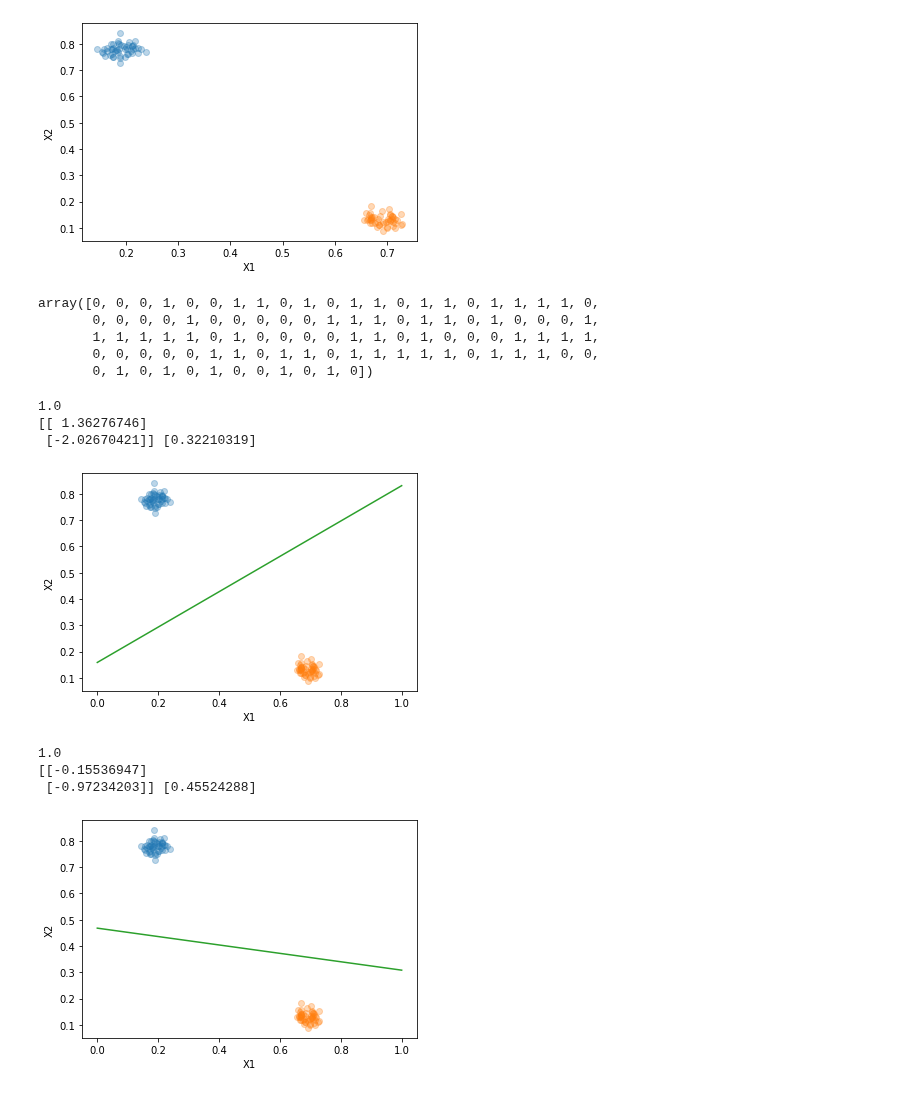
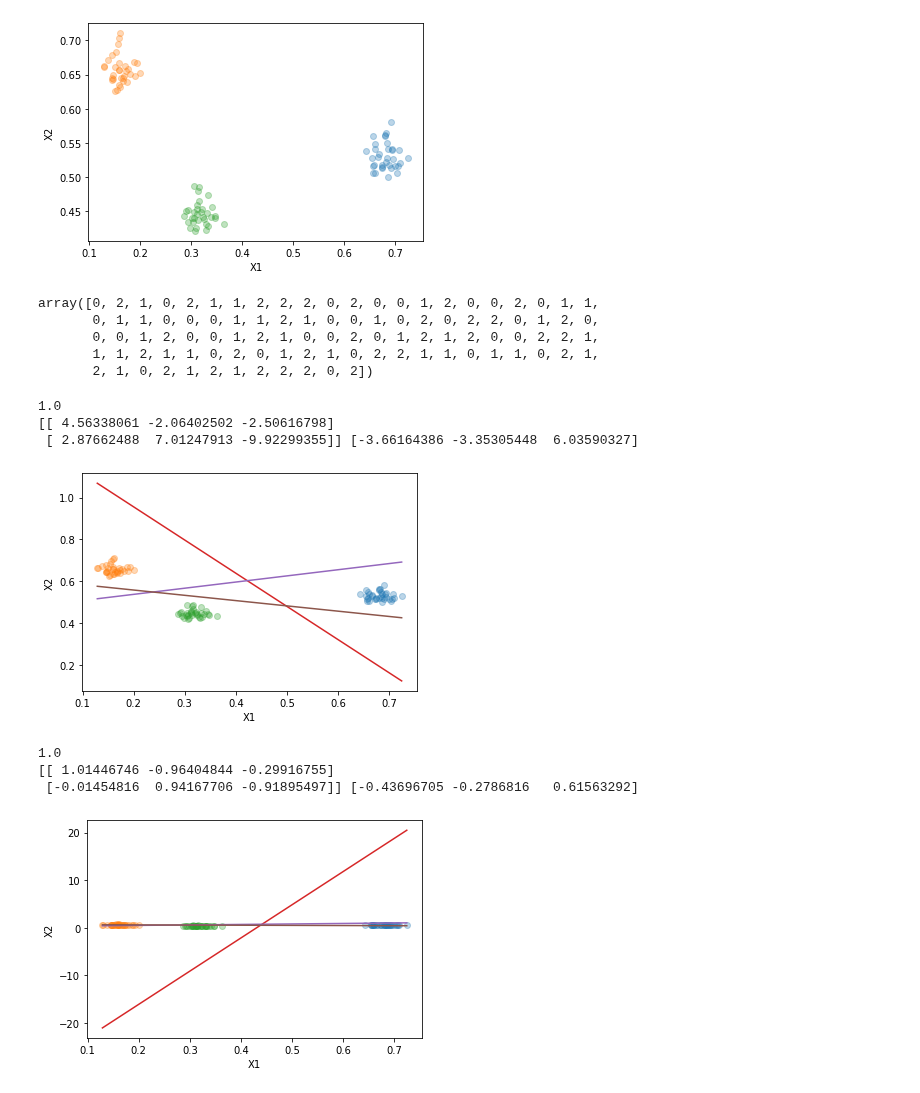
Before and after one commit to fboldt/aulasann, a Jupyter notebook: pinv.ipynb, the cells around one changed output. Cells and saved outputs as stored; diff of their text form; code cells hidden in the pictures.

```diff
--- a/pinv.ipynb
+++ b/pinv.ipynb
@@ -19,17 +19,17 @@ def plotahiperplano(vetor, bias=0, xmin=0, xmax=1):
     ys = (-vetor[0] / vetor[1]) * xs - bias / vetor[1]
     plt.plot(xs,ys)
 
-X, y = geradataset(100)
+X, y = geradataset(100,3)
 plotadataset(X, y)
 plt.show()
 y
 # %% [output]
-[figure, old version]
+[figure, new version]
-array([0, 0, 0, 1, 0, 0, 1, 1, 0, 1, 0, 1, 1, 0, 1, 1, 0, 1, 1, 1, 1, 0,
-       0, 0, 0, 0, 1, 0, 0, 0, 0, 0, 1, 1, 1, 0, 1, 1, 0, 1, 0, 0, 0, 1,
-       1, 1, 1, 1, 1, 0, 1, 0, 0, 0, 0, 1, 1, 0, 1, 0, 0, 0, 1, 1, 1, 1,
-       0, 0, 0, 0, 0, 1, 1, 0, 1, 1, 0, 1, 1, 1, 1, 1, 0, 1, 1, 1, 0, 0,
-       0, 1, 0, 1, 0, 1, 0, 0, 1, 0, 1, 0])
+array([0, 2, 1, 0, 2, 1, 1, 2, 2, 2, 0, 2, 0, 0, 1, 2, 0, 0, 2, 0, 1, 1,
+       0, 1, 1, 0, 0, 0, 1, 1, 2, 1, 0, 0, 1, 0, 2, 0, 2, 2, 0, 1, 2, 0,
+       0, 0, 1, 2, 0, 0, 1, 2, 1, 0, 0, 2, 0, 1, 2, 1, 2, 0, 0, 2, 2, 1,
+       1, 1, 2, 1, 1, 0, 2, 0, 1, 2, 1, 0, 2, 2, 1, 1, 0, 1, 1, 0, 2, 1,
+       2, 1, 0, 2, 1, 2, 1, 2, 2, 2, 0, 2])
 # %%
 class CustoPerceptron():
     @staticmethod
@@ -103,16 +103,20 @@ class Perceptron(BaseEstimator, ClassifierMixin):
 # %%
 perceptron = Perceptron(Adaline())
 perceptron.fit(X, y)
 ypred = perceptron.predict(X)
 print(sum(y == ypred)/len(y))
 print(perceptron.w[1:], perceptron.w[0])
 plotadataset(X, y)
-plotahiperplano(perceptron.w[1:],perceptron.w[0])
+if len(set(y)) > 2:
+    for i in range(len(set(y))):
+        plotahiperplano(perceptron.w[1:,i], perceptron.w[0,i], min(X[:,0]), max(X[:,0]))
+else:
+    plotahiperplano(perceptron.w[1:],perceptron.w[0])
 # %% [output]
 1.0
-[[ 1.36276746]
- [-2.02670421]] [0.32210319]
+[[ 4.56338061 -2.06402502 -2.50616798]
+ [ 2.87662488  7.01247913 -9.92299355]] [-3.66164386 -3.35305448  6.03590327]
-[figure, old version]
+[figure, new version]
 # %%
 perceptron = Perceptron(CustoPerceptron())
 perceptron.fit(X, y)
@@ -120,9 +124,13 @@ ypred = perceptron.predict(X)
 print(sum(y == ypred)/len(y))
 print(perceptron.w[1:], perceptron.w[0])
 plotadataset(X, y)
-plotahiperplano(perceptron.w[1:],perceptron.w[0])
+if len(set(y)) > 2:
+    for i in range(len(set(y))):
+        plotahiperplano(perceptron.w[1:,i], perceptron.w[0,i], min(X[:,0]), max(X[:,0]))
+else:
+    plotahiperplano(perceptron.w[1:],perceptron.w[0])
 # %% [output]
 1.0
-[[-0.15536947]
- [-0.97234203]] [0.45524288]
+[[ 1.01446746 -0.96404844 -0.29916755]
+ [-0.01454816  0.94167706 -0.91895497]] [-0.43696705 -0.2786816   0.61563292]
-[figure, old version]
+[figure, new version]
```
